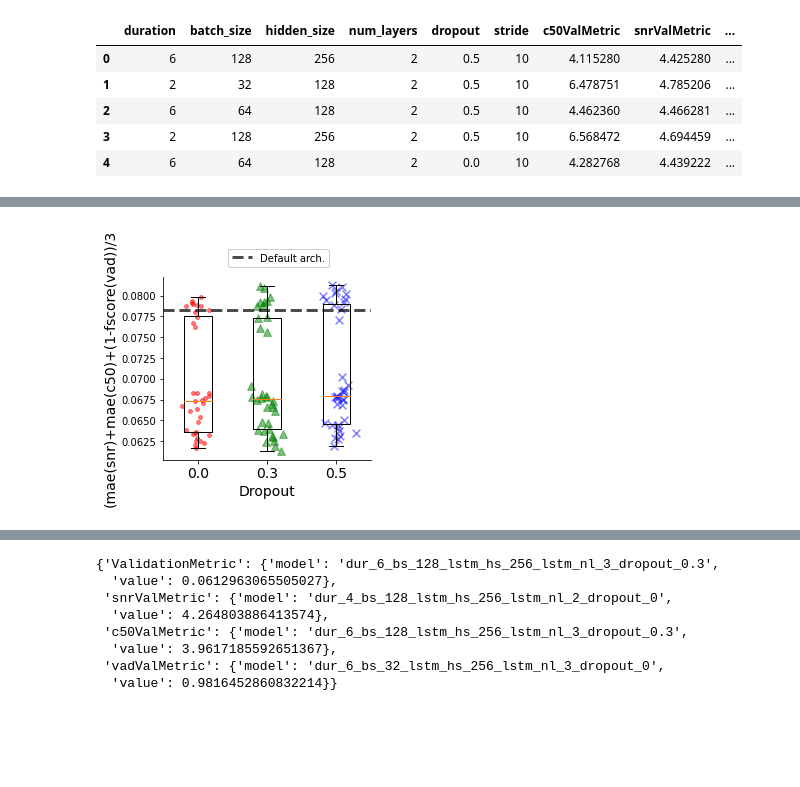
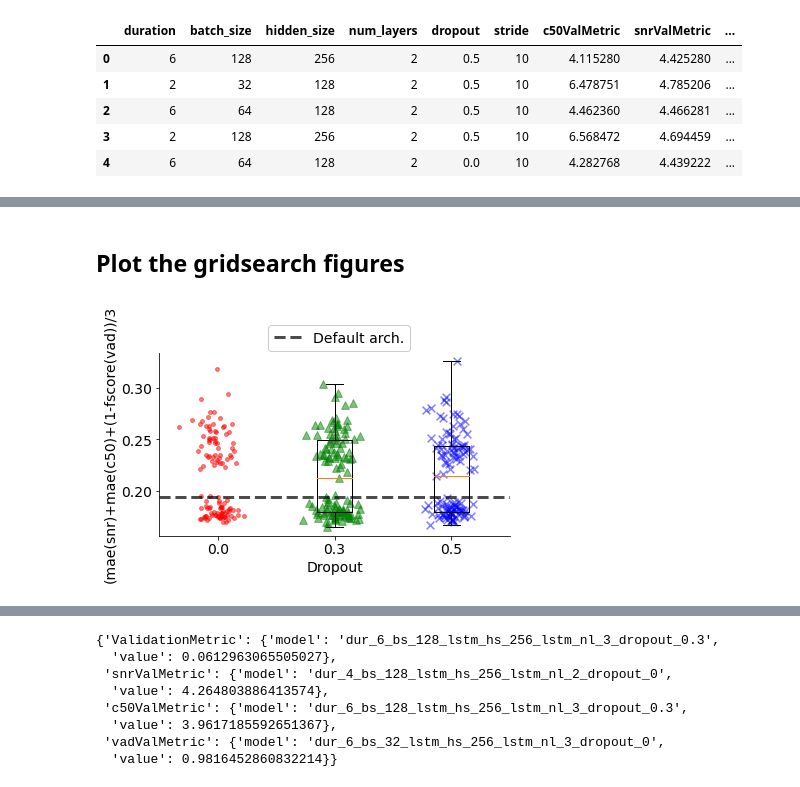
Before and after one commit to marianne-m/brouhaha-vad, a Jupyter notebook: gridsearch_analysis/gridsearch_analysis.ipynb, the cells around one changed output, grey strips where cells are left out. Saved outputs shown, nothing was run; the diff lists cells and outputs as text; code cells hidden in the pictures; blank space fills up the shorter version.

Commit message:
update gridsearch

```diff
--- a/gridsearch_analysis/gridsearch_analysis.ipynb
+++ b/gridsearch_analysis/gridsearch_analysis.ipynb
@@ -48,25 +50,3 @@ PARAMS_NAMES = {
     "hidden_size": "LSTM Hidden size",
     "num_layers": "Number of LSTM layers"
 }
-PARAMS_PLOT = {
-    "vadValMetric": {
-        "ratio": 1.7,
-        "scattering": 0.122,
-        "widths": 0.6
-    },
-    "ValidationMetric": {
-        "ratio": 120,
-        "scattering": 0.095,
-        "widths": 0.4
-    },
-    "c50ValMetric": {
-        "ratio": 1,
-        "scattering": 0.122,
-        "widths": 0.6
-    },
-    "snrValMetric": {
-        "ratio": 4,
-        "scattering": 0.095,
-        "widths": 0.5
-    }
-}
@@ -81,3 +142,8 @@ data.head()
 | 2 | 6 | 64 | 128 | 2 | 0.5 | 10 | 4.462360 | 4.466281 | ... |
 | 3 | 2 | 128 | 256 | 2 | 0.5 | 10 | 6.568472 | 4.694459 | ... |
 | 4 | 6 | 64 | 128 | 2 | 0.0 | 10 | 4.282768 | 4.439222 | ... |
+# %%
+data_heldout = pd.read_csv("gridsearch_on_heldout.csv", index_col=0)
+data_heldout_all = data_heldout[data_heldout["only_vad"]==False]
+data_heldout_only_vad = data_heldout[data_heldout["only_vad"]==True]
+data_heldout.head()
@@ -84,10 +196,15 @@ data.head()
+# %% [markdown]
+## Plot the gridsearch figures
 # %%
 def scattered_boxplot(
     data: pd.DataFrame,
     param_to_monitor: str = "dropout",
     metric: str = 'ValidationMetric',
-    figure_path: str = None
+    figure_path: str = None,
+    dataset_name: str = "original"
 ) -> None:
+
+    PARAMS_PLOT = params_plot(dataset_name)
 
     ratio = PARAMS_PLOT[metric]["ratio"]
     scattering = PARAMS_PLOT[metric]["scattering"]
@@ -116,10 +233,11 @@ def scattered_boxplot(
         # adds jitter to the data points - can be adjusted
 
     fig, ax = plt.subplots(1,1, figsize=(H*cm,W*cm), constrained_layout=True)
-    ax.set_aspect(ratio)
-    ax.boxplot(vals, labels=names, widths=widths)
-    palette = ['r', 'g', 'b', 'y']
-    markers = ['.', '^', 'x', '*']
+    # ax.set_aspect(ratio)
+
+    ax.boxplot(vals, labels=names) #, widths=widths)
+    palette = ['r', 'g', 'b', 'y', 'm']
+    markers = ['.', '^', 'x', '*', 'p']
     for x, val, c, m in zip(xs, vals, palette, markers):
         ax.scatter(x, val, alpha=0.5, color=c, marker=m, s=60)
 
@@ -136,5 +254,5 @@ def scattered_boxplot(
     ax.spines.top.set_visible(False)
 
     if not figure_path:
-        figure_path = f"figures/{param_to_monitor}_{metric}.png"
+        figure_path = f"figures_heldout/{param_to_monitor}_{metric}.png"
     plt.savefig(figure_path, bbox_inches="tight")#, dpi=300)
@@ -141,7 +318,7 @@ def scattered_boxplot(
 # %%
-scattered_boxplot(data, metric="ValidationMetric", figure_path="dropout_vad")
+scattered_boxplot(data_heldout, metric="ValidationMetric", figure_path="heldout.png")
 # %% [output]
-[figure, old version]
+[figure, new version]
 # %%
 # generate all plots
 for metric in METRICS:
```
Also changed, not shown: parts of 37 cells of this notebook, 2 other files.
